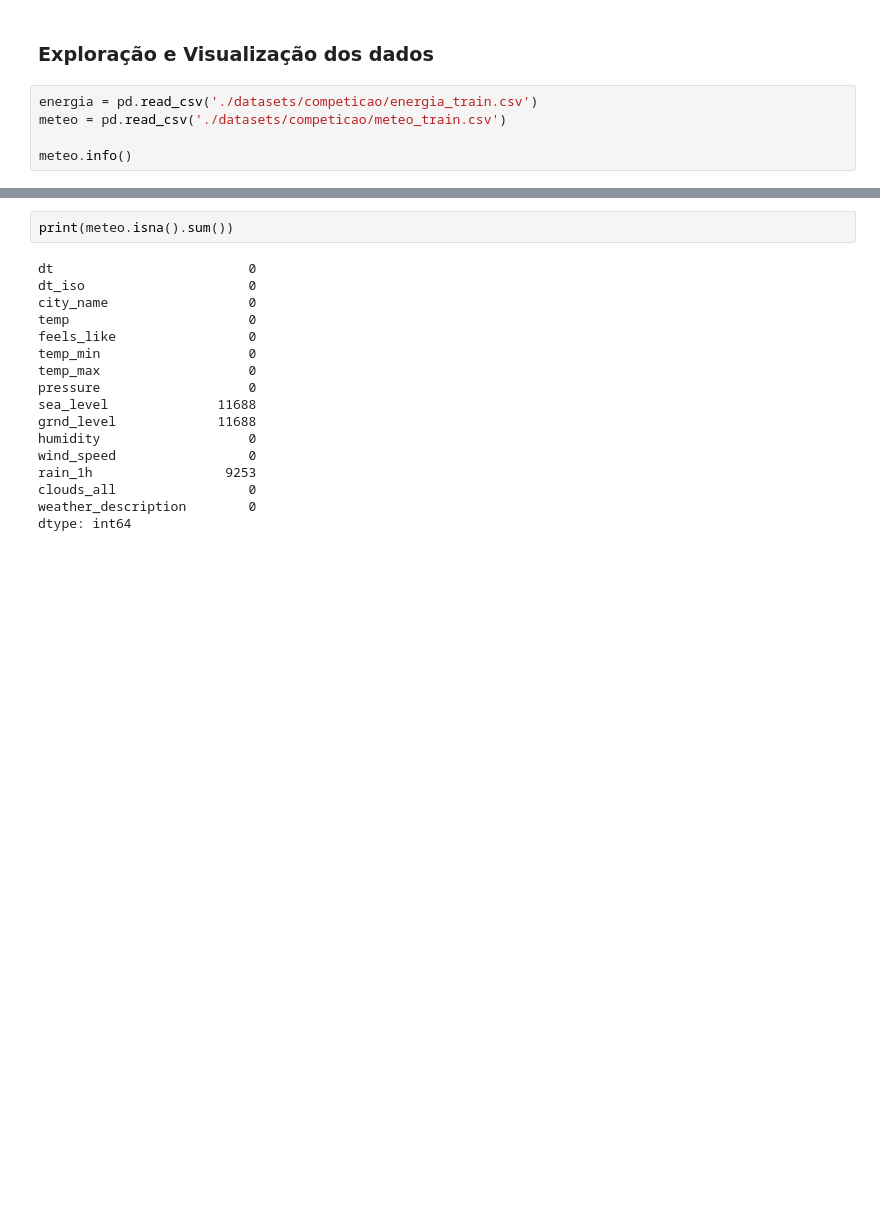
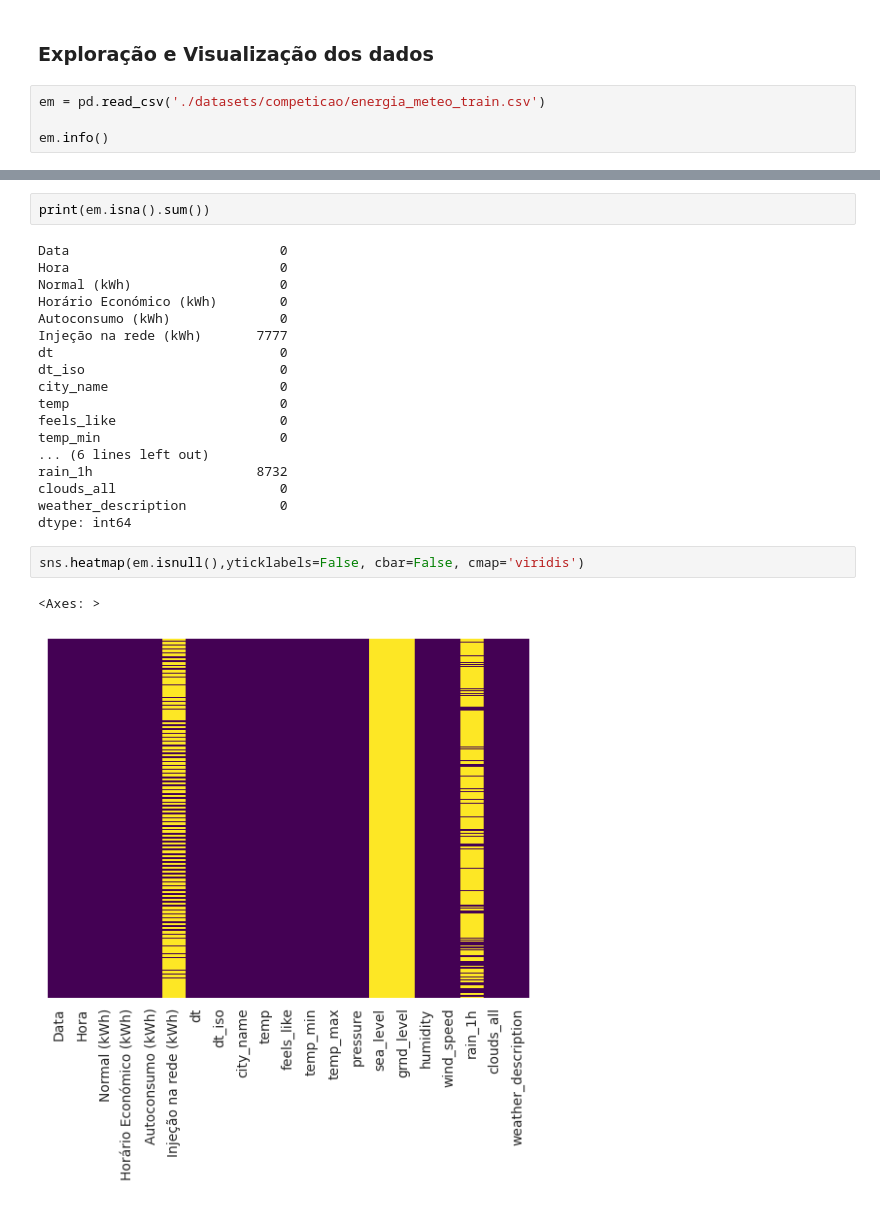
Before and after one commit to joaofaria19/DAA-Trabalho, a Jupyter notebook: competicao.ipynb, the cells around one changed output, grey strips where cells are left out. Cells and saved outputs as stored; diff of their text form; blank space fills up the shorter version.

Commit message:
Merge dos dois datasets e tratamento de alguns dados

```diff
--- a/competicao.ipynb
+++ b/competicao.ipynb
@@ -65,9 +101,8 @@ stacked_df2.to_csv('./datasets/competicao/meteo_train.csv', index=False)
 # %% [markdown]
 ### Exploração e Visualização dos dados
 # %%
-energia = pd.read_csv('./datasets/competicao/energia_train.csv')
-meteo = pd.read_csv('./datasets/competicao/meteo_train.csv')
+em = pd.read_csv('./datasets/competicao/energia_meteo_train.csv')
 
-meteo.info()
+em.info()
 # %% [output]
 <class 'pandas.core.frame.DataFrame'>
@@ -90,19 +125,25 @@ memory usage: 1.3+ MB
 # %%
-print(meteo.isna().sum())
+print(em.isna().sum())
 # %% [output]
-dt                         0
-dt_iso                     0
-city_name                  0
-temp                       0
-feels_like                 0
-temp_min                   0
-temp_max                   0
-pressure                   0
-sea_level              11688
-grnd_level             11688
-humidity                   0
-wind_speed                 0
-rain_1h                 9253
-clouds_all                 0
-weather_description        0
+Data                           0
+Hora                           0
+Normal (kWh)                   0
+Horário Económico (kWh)        0
+Autoconsumo (kWh)              0
+Injeção na rede (kWh)       7777
+dt                             0
+dt_iso                         0
+city_name                      0
+temp                           0
+feels_like                     0
+temp_min                       0
+... (6 lines left out)
+rain_1h                     8732
+clouds_all                     0
+weather_description            0
 dtype: int64
+# %%
+sns.heatmap(em.isnull(),yticklabels=False, cbar=False, cmap='viridis')
+# %% [output]
+<Axes: >
+[figure, added]
```
Also changed, not shown: parts of 20 cells of this notebook, 3 other files.
